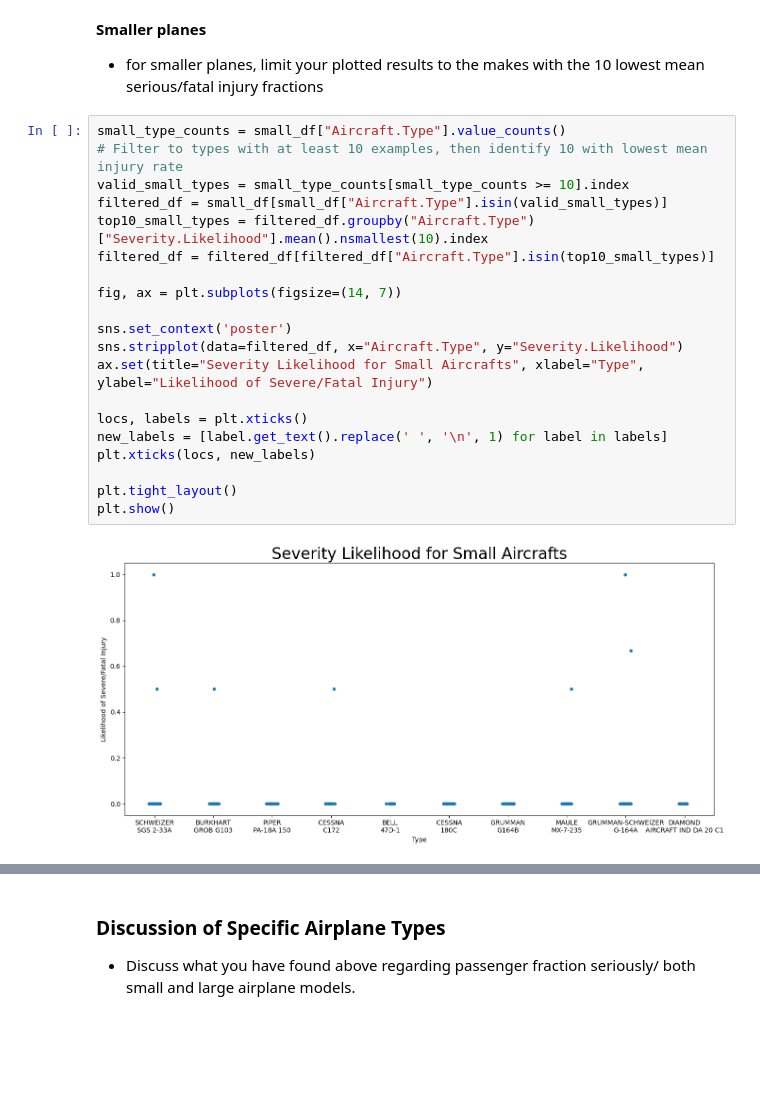
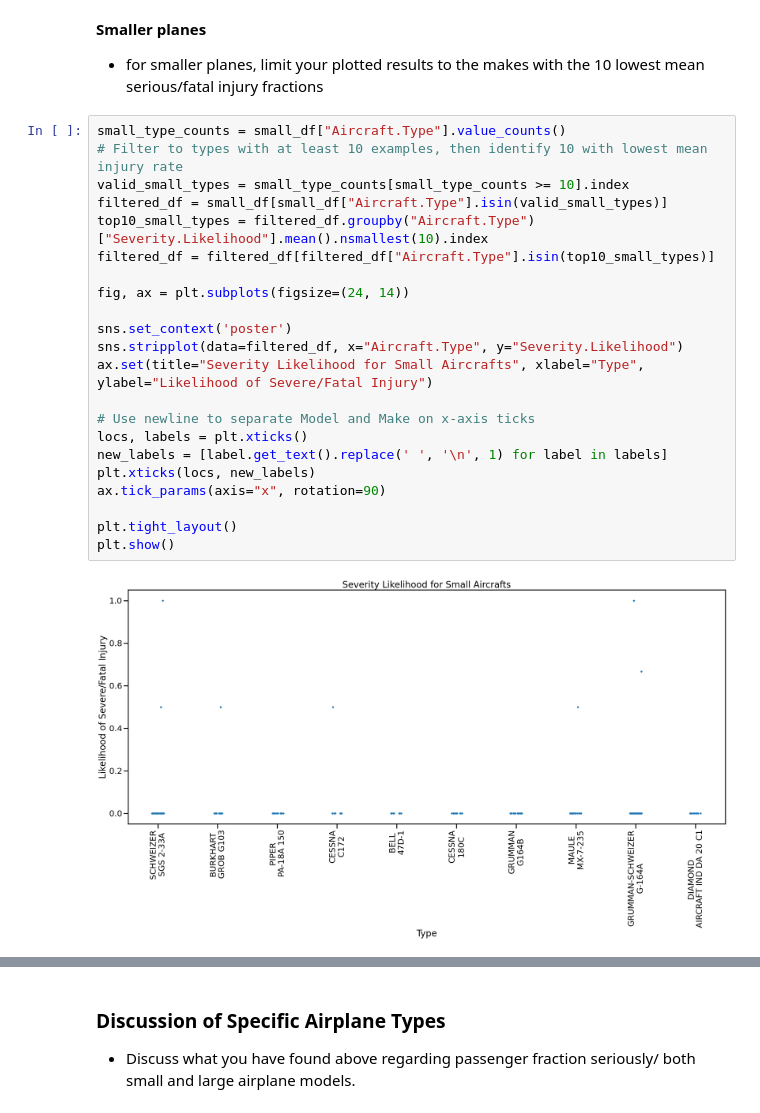
Before and after one commit to adoniscanada/dsc-course0-m8-lab, a Jupyter notebook: Aviation_Accidents_Data_Analysis.ipynb, the cells around one changed output, grey strips where cells are left out. Drawn from its saved outputs; the diff is of its cells as text; blank space fills up the shorter version.

```diff
--- a/Aviation_Accidents_Data_Analysis.ipynb
+++ b/Aviation_Accidents_Data_Analysis.ipynb
@@ -239,25 +241,27 @@ Safest Large Aircraft Types (≥10 accidents on record):
 # %%
 small_type_counts = small_df["Aircraft.Type"].value_counts()
 # Filter to types with at least 10 examples, then identify 10 with lowest mean injury rate
 valid_small_types = small_type_counts[small_type_counts >= 10].index
 filtered_df = small_df[small_df["Aircraft.Type"].isin(valid_small_types)]
 top10_small_types = filtered_df.groupby("Aircraft.Type")["Severity.Likelihood"].mean().nsmallest(10).index
 filtered_df = filtered_df[filtered_df["Aircraft.Type"].isin(top10_small_types)]
 
-fig, ax = plt.subplots(figsize=(14, 7))
+fig, ax = plt.subplots(figsize=(24, 14))
 
 sns.set_context('poster')
 sns.stripplot(data=filtered_df, x="Aircraft.Type", y="Severity.Likelihood")
 ax.set(title="Severity Likelihood for Small Aircrafts", xlabel="Type", ylabel="Likelihood of Severe/Fatal Injury")
 
+# Use newline to separate Model and Make on x-axis ticks
 locs, labels = plt.xticks()
 new_labels = [label.get_text().replace(' ', '\n', 1) for label in labels]
 plt.xticks(locs, new_labels)
+ax.tick_params(axis="x", rotation=90)
 
 plt.tight_layout()
 plt.show()
 # %% [output]
-[figure, old version]
+[figure, new version]
 # %%
 # Summary statistics for small aircraft types with at least 10 recorded accidents
 small_type_summary = (
```
Also changed, not shown: parts of 10 cells of this notebook, 6 other files.
